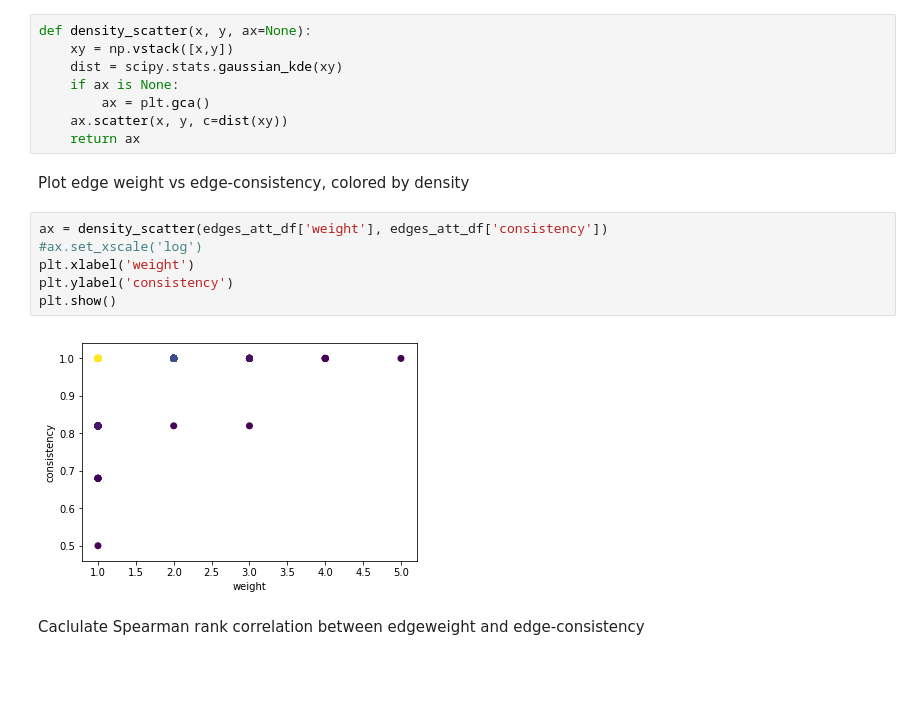
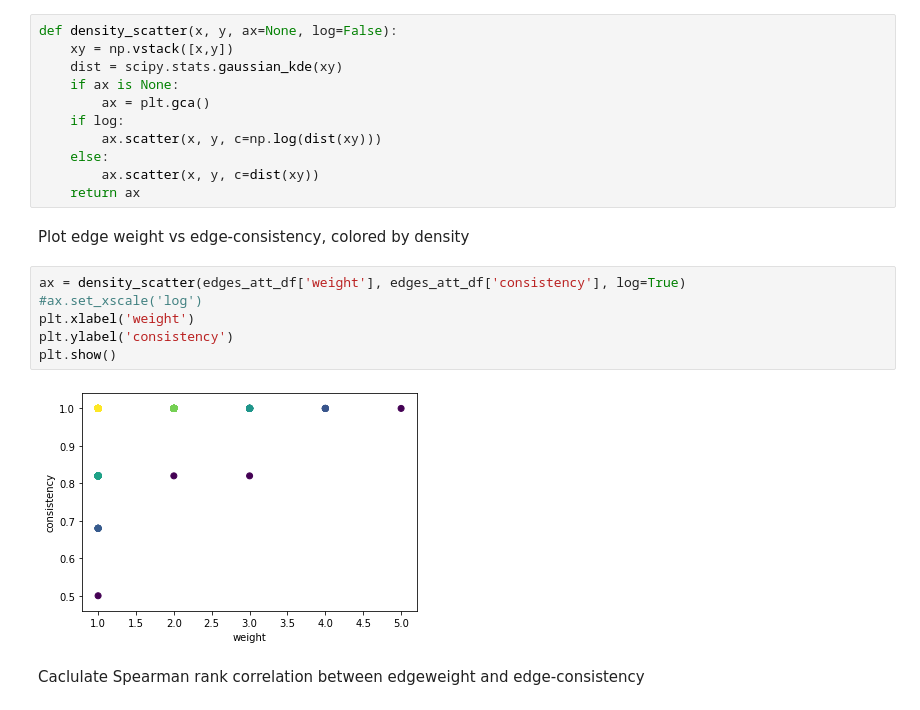
Before and after one commit to PhD-Dafne/consistency-paper, a Jupyter notebook: notebooks/Countries.ipynb, the cells around one changed output. Cells and saved outputs as stored; diff of their text form; blank space fills up the shorter version.

Commit message:
Update density scatter plot

```diff
--- a/notebooks/Countries.ipynb
+++ b/notebooks/Countries.ipynb
@@ -46,21 +46,24 @@ nwtools.communities.plot_sorted_adjacency(consensus_matrix, consensus_membership
 # %%
-def density_scatter(x, y, ax=None):
+def density_scatter(x, y, ax=None, log=False):
     xy = np.vstack([x,y])
     dist = scipy.stats.gaussian_kde(xy)
     if ax is None:
         ax = plt.gca()
-    ax.scatter(x, y, c=dist(xy))
+    if log:
+        ax.scatter(x, y, c=np.log(dist(xy)))
+    else:
+        ax.scatter(x, y, c=dist(xy))
     return ax
 # %% [markdown]
 Plot edge weight vs edge-consistency, colored by density
 # %%
-ax = density_scatter(edges_att_df['weight'], edges_att_df['consistency'])
+ax = density_scatter(edges_att_df['weight'], edges_att_df['consistency'], log=True)
 #ax.set_xscale('log')
 plt.xlabel('weight')
 plt.ylabel('consistency')
 plt.show()
 # %% [output]
-[figure, old version]
+[figure, new version]
 # %% [markdown]
 Caclulate Spearman rank correlation between edgeweight and edge-consistency
 # %%
```
Also changed, not shown: parts of 7 cells of this notebook.
